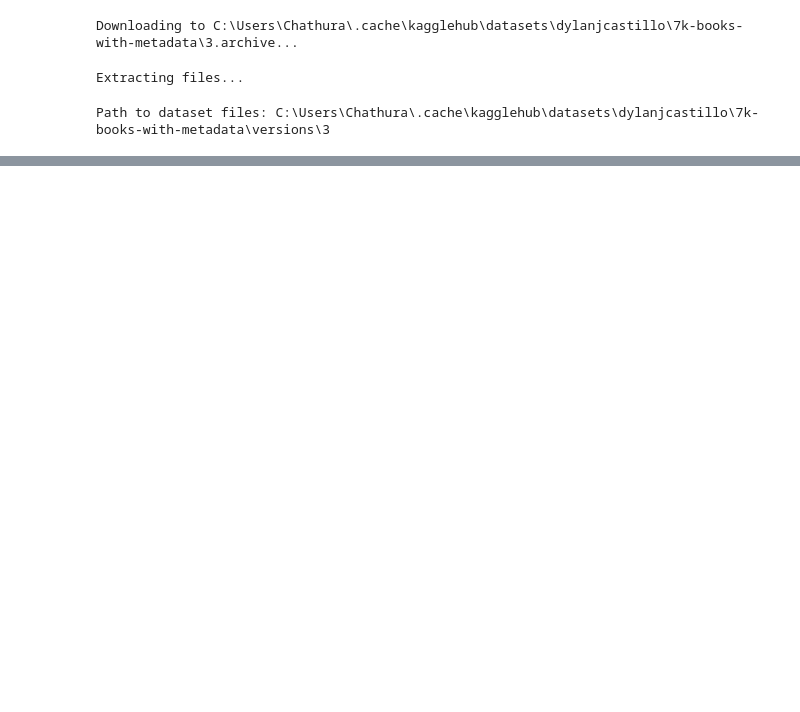
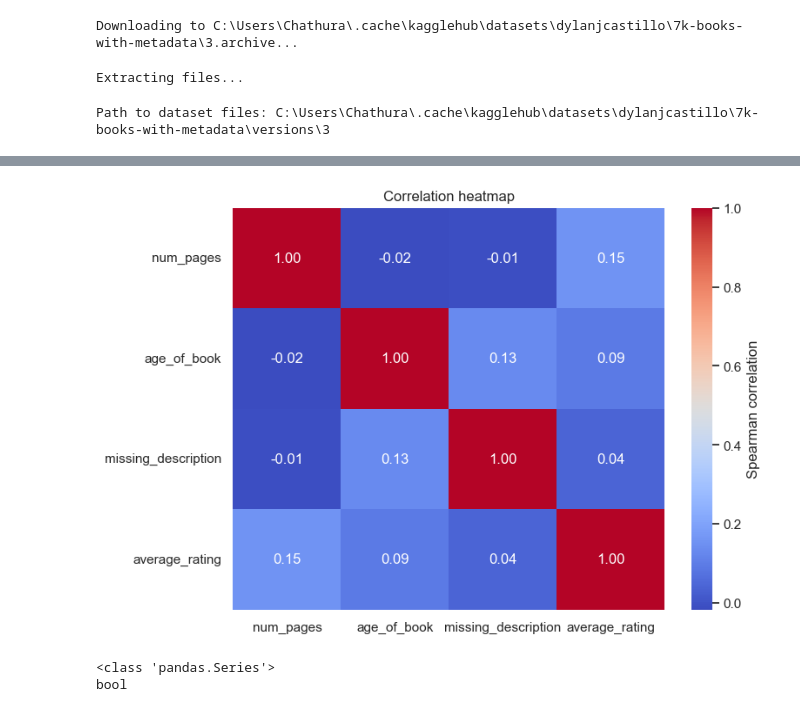
Before and after one commit to Madhusanka-slc/book-recommender, a Jupyter notebook: data-exploration.ipynb, the cells around one changed output, grey strips where cells are left out. Saved outputs shown, nothing was run; the diff lists cells and outputs as text; code cells hidden in the pictures; blank space fills up the shorter version.

```diff
--- a/data-exploration.ipynb
+++ b/data-exploration.ipynb
@@ -22,0 +46,29 @@ books.head(n=3)
+# %%
+columns_of_interest = ["num_pages", "age_of_book", "missing_description", "average_rating"]
+
+correlation_matrix = books[columns_of_interest].corr(method="spearman")
+# method="pearson" - linear relationship
+# method="spearman" - monotonic relationship
+sns.set_theme(style="white")
+
+plt.figure(figsize=(8,6))
+heatmap = sns.heatmap(
+    correlation_matrix,
+    annot=True,        # show correlation numbers
+    fmt=".2f",         # format numbers with 2 decimal places
+    cmap="coolwarm",   # red-blue color scale
+    cbar_kws={"label": "Spearman correlation"}  # label colorbar
+)
+
+
+heatmap.set_title("Correlation heatmap")
+plt.show()
+# %% [output]
+[figure, added]
+# %%
+result = ~books["num_pages"].isna()
+print(type(result)) # 'pandas.Series'
+print(result.dtype)
+# %% [output]
+<class 'pandas.Series'>
+bool
```
Also changed, not shown: parts of 23 cells of this notebook, 1 other file.
